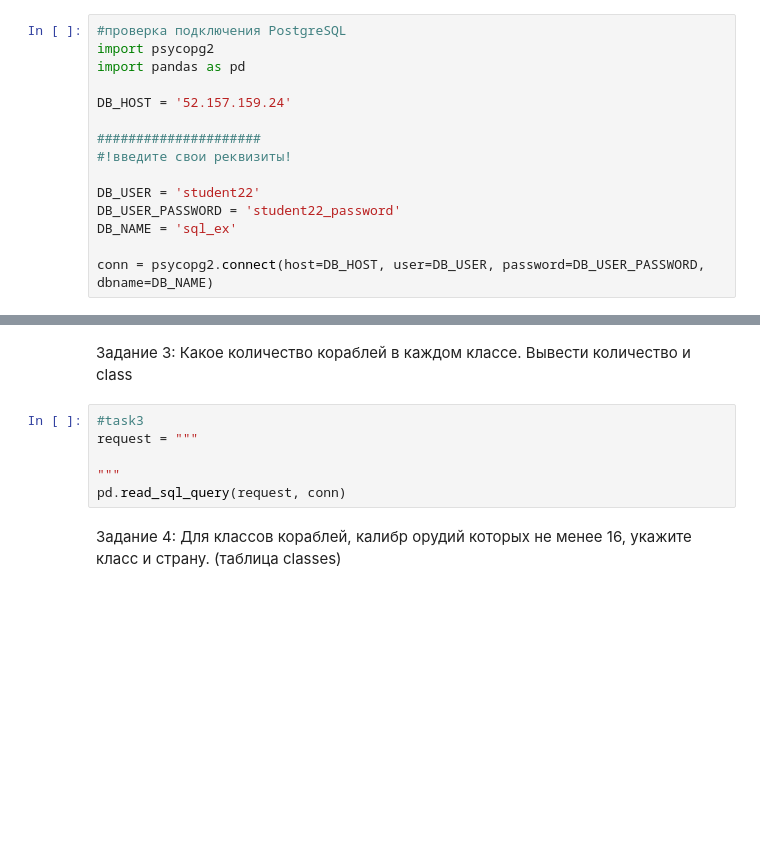
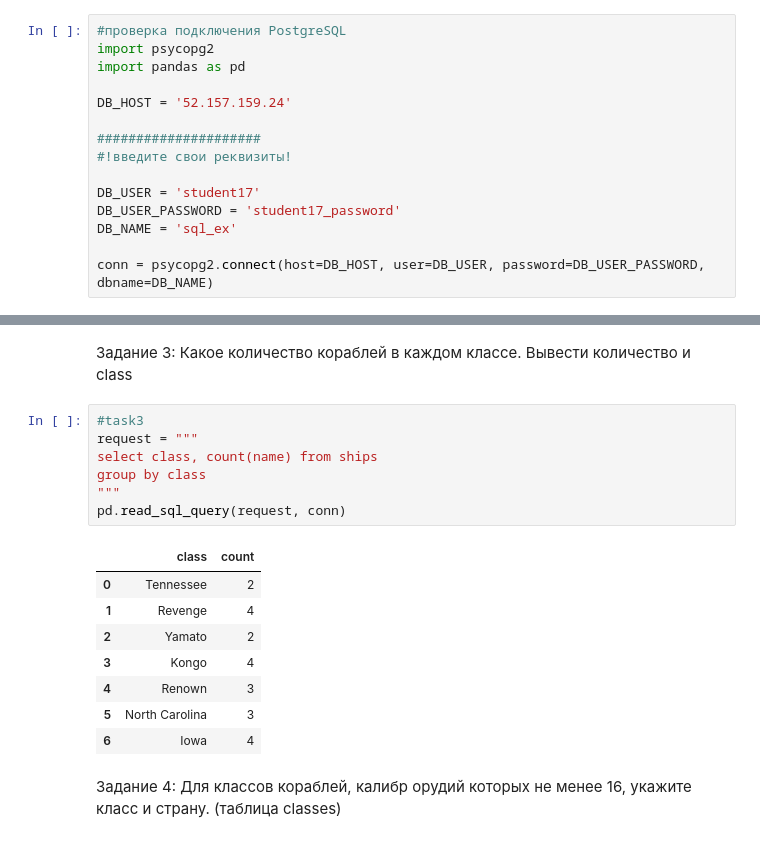
Before and after one commit to igorshelove/sqlhw, a Jupyter notebook: lesson2_homework.ipynb, the cells around one changed output, grey strips where cells are left out. Saved outputs shown, nothing was run; the diff lists cells and outputs as text; blank space fills up the shorter version.

```diff
--- a/lesson2_homework.ipynb
+++ b/lesson2_homework.ipynb
@@ -13,8 +17,8 @@ DB_HOST = '52.157.159.24'
 #####################
 #!введите свои реквизиты!
 
-DB_USER = 'student22'
-DB_USER_PASSWORD = 'student22_password'
+DB_USER = 'student17'
+DB_USER_PASSWORD = 'student17_password'
 DB_NAME = 'sql_ex'
 
 conn = psycopg2.connect(host=DB_HOST, user=DB_USER, password=DB_USER_PASSWORD, dbname=DB_NAME)
@@ -101,9 +125,19 @@ pd.read_sql_query(request, conn)
 # %%
 #task3
 request = """
-
+select class, count(name) from ships
+group by class
 """
 pd.read_sql_query(request, conn)
+# %% [output]
+|  | class | count |
+| 0 | Tennessee | 2 |
+| 1 | Revenge | 4 |
+| 2 | Yamato | 2 |
+| 3 | Kongo | 4 |
+| 4 | Renown | 3 |
+| 5 | North Carolina | 3 |
+| 6 | Iowa | 4 |
 # %% [markdown]
 Задание 4: Для классов кораблей, калибр орудий которых не менее 16, укажите класс и страну. (таблица classes)
 # %%
```
Also changed, not shown: parts of 15 cells of this notebook.
